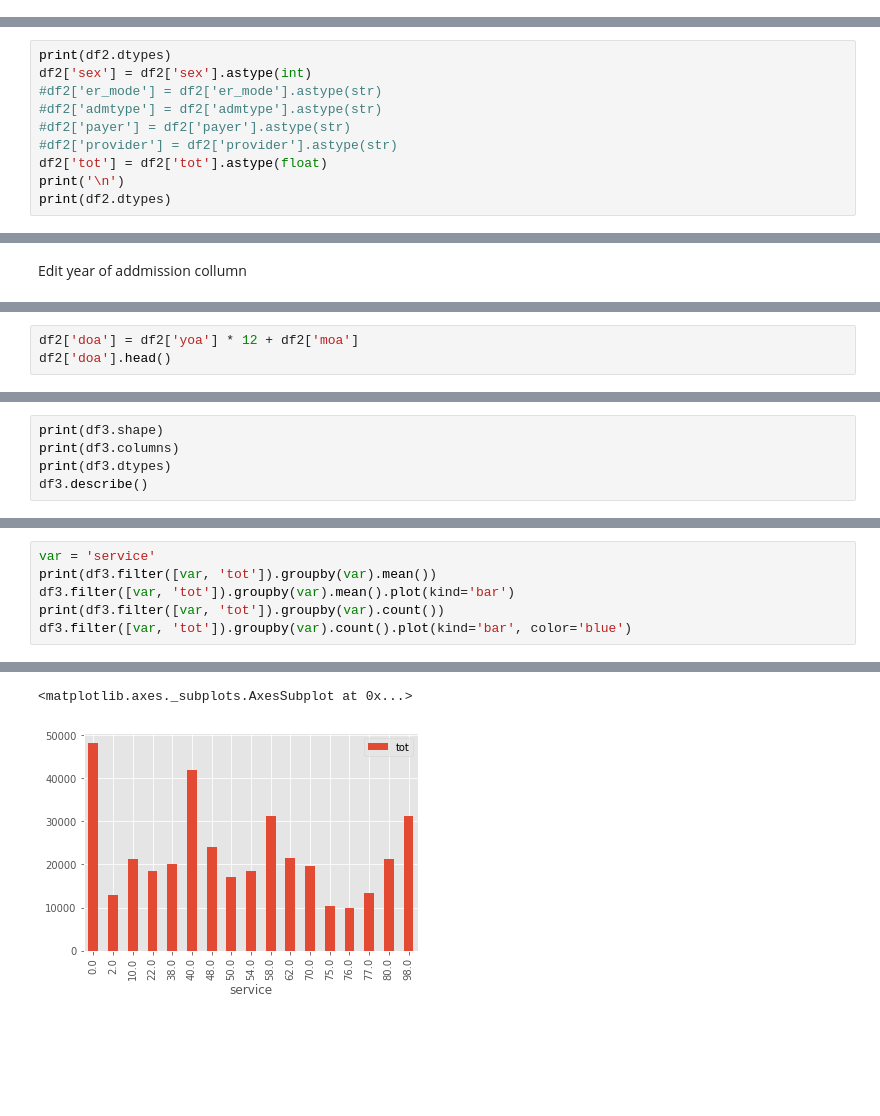
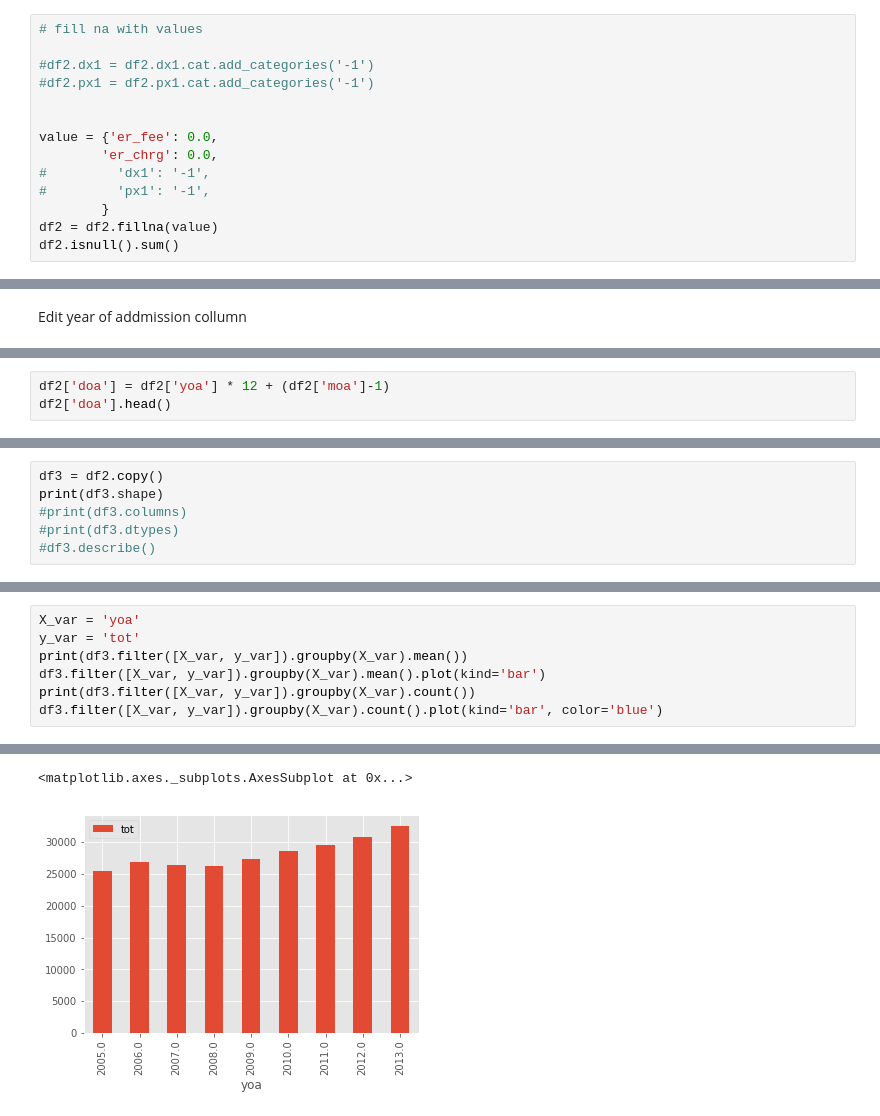
Before and after one commit to cd412/MATH490-Hospital-Data, a Jupyter notebook: Hospital Data - Exploration.ipynb, the cells around one changed output, grey strips where cells are left out. Saved outputs shown, nothing was run; the diff lists cells and outputs as text; blank space fills up the shorter version.

Commit message:
Data cleaning, encoding categories

```diff
--- a/Hospital Data - Exploration.ipynb
+++ b/Hospital Data - Exploration.ipynb
@@ -46,0 +245,14 @@ dtype: int64
+# %%
+# fill na with values
+
+#df2.dx1 = df2.dx1.cat.add_categories('-1')
+#df2.px1 = df2.px1.cat.add_categories('-1')
+
+
+value = {'er_fee': 0.0,
+        'er_chrg': 0.0,
+#         'dx1': '-1',
+#         'px1': '-1',
+        }
+df2 = df2.fillna(value)
+df2.isnull().sum()
@@ -49,10 +278,0 @@ Change datatypes
-# %%
-print(df2.dtypes)
-df2['sex'] = df2['sex'].astype(int)
-#df2['er_mode'] = df2['er_mode'].astype(str)
-#df2['admtype'] = df2['admtype'].astype(str)
-#df2['payer'] = df2['payer'].astype(str)
-#df2['provider'] = df2['provider'].astype(str)
-df2['tot'] = df2['tot'].astype(float)
-print('\n')
-print(df2.dtypes)
@@ -108,4 +301,4 @@ Name: moa, dtype: int64
 # %%
-df2['doa'] = df2['yoa'] * 12 + df2['moa']
+df2['doa'] = df2['yoa'] * 12 + (df2['moa']-1)
 df2['doa'].head()
 # %% [output]
@@ -121,6 +311,7 @@ df3 = df2.filter(columns)
 # %%
+df3 = df2.copy()
 print(df3.shape)
-print(df3.columns)
-print(df3.dtypes)
-df3.describe()
+#print(df3.columns)
+#print(df3.dtypes)
+#df3.describe()
 # %% [output]
@@ -202,7 +444,8 @@ dtype: int64
 # %%
-var = 'service'
-print(df3.filter([var, 'tot']).groupby(var).mean())
-df3.filter([var, 'tot']).groupby(var).mean().plot(kind='bar')
-print(df3.filter([var, 'tot']).groupby(var).count())
-df3.filter([var, 'tot']).groupby(var).count().plot(kind='bar', color='blue')
+X_var = 'yoa'
+y_var = 'tot'
+print(df3.filter([X_var, y_var]).groupby(X_var).mean())
+df3.filter([X_var, y_var]).groupby(X_var).mean().plot(kind='bar')
+print(df3.filter([X_var, y_var]).groupby(X_var).count())
+df3.filter([X_var, y_var]).groupby(X_var).count().plot(kind='bar', color='blue')
 # %% [output]
@@ -226,2 +469,2 @@ service
 <matplotlib.axes._subplots.AxesSubplot at 0x...>
-[figure, old version]
+[figure, new version]
```
Also changed, not shown: parts of 42 cells of this notebook.
